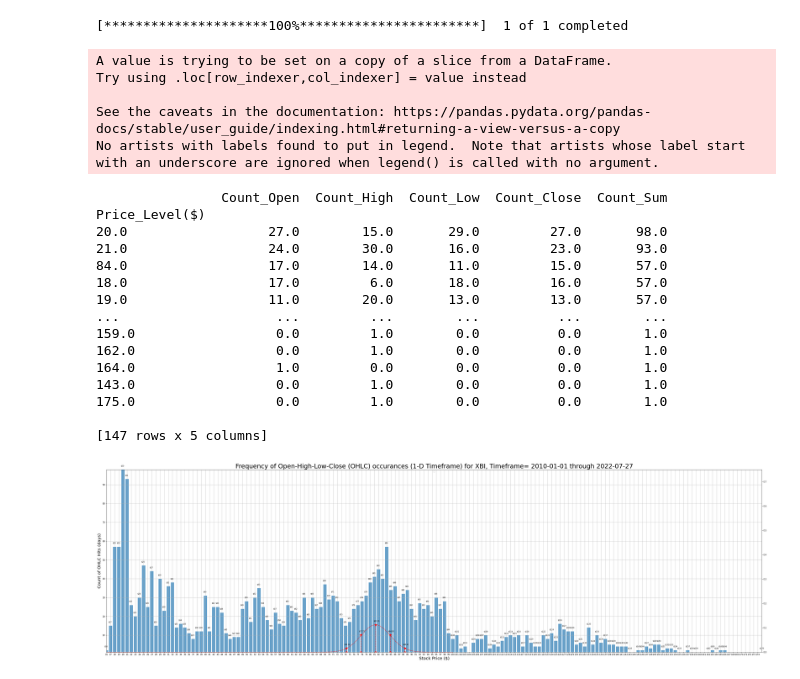
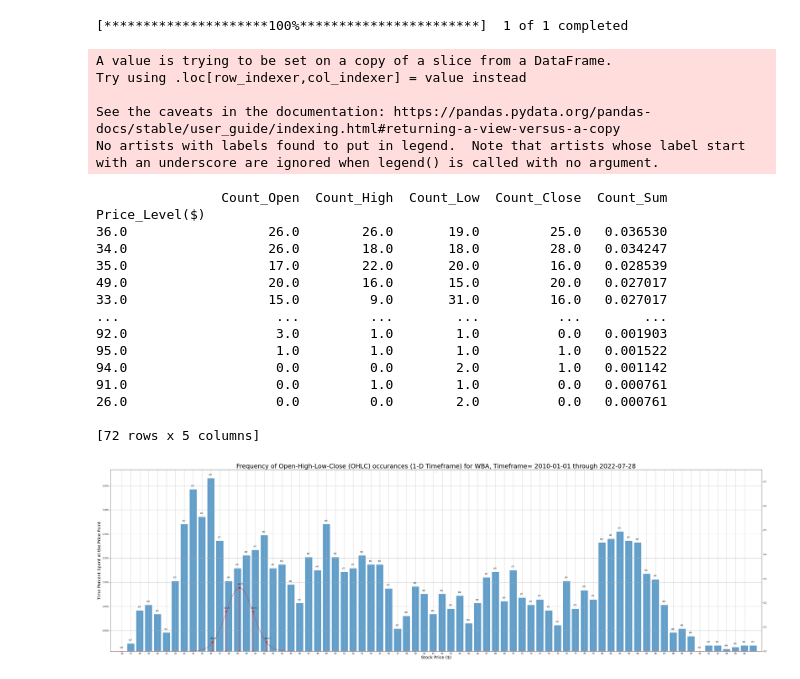
Before and after one commit to MakGord/Option_IV, a Jupyter notebook: price_probability_plot.ipynb, the cells around one changed output. Saved outputs shown, nothing was run; the diff lists cells and outputs as text; code cells hidden in the pictures.

```diff
--- a/price_probability_plot.ipynb
+++ b/price_probability_plot.ipynb
@@ -4,6 +4,7 @@ import pandas as pd
 import numpy as np
 import plotly.graph_objects as go
 import matplotlib.pyplot as plt
+import matplotlib.ticker as mtick
 from scipy import stats
 from datetime import date
 import math
@@ -11,7 +12,7 @@ import math
 
 # Input Variables
 
-ticker="XBI"
+ticker="WBA"
 start_date="2010-01-01"
 end_date=date.today()
 interval="1wk"
@@ -19,7 +20,7 @@ base=1
 
 # Download Historical Data from Yahoo Finance
 def get_stock_data(ticker, start_date, end_date, interval):
-    df = yf.download(ticker, start_date, end_date, interval).dropna()
+    df = yf.download(ticker, start_date, end_date, interval=interval).dropna()
     return(df)
 
 # Extract the last available Closing Price
@@ -29,8 +30,8 @@ def get_last_price(df):
 
 # Calcualate Log Return and Standard Deviation of the Log Return
 def get_st_dev(df):
-    df['log_R'] = np.log(df.Close) - np.log(df.Close.shift(1))
-    st_dev_pct=np.std(df.log_R)
+    df['log_r'] = np.log(df.Close) - np.log(df.Close.shift(1))
+    st_dev_pct=np.std(df.log_r)
     return(st_dev_pct)
 
 # Round historical data to the specified base
@@ -56,13 +57,14 @@ def group_data(df):
     # Sum and name OHLC columns
     df['total']=df.sum(axis=1)
     df.columns=['Count_Open', 'Count_High', 'Count_Low', 'Count_Close', 'Count_Sum']
+    df['Count_Sum']=df.Count_Sum/np.sum(df.Count_Sum)
     df.index.name='Price_Level($)'
     df=df.sort_values(by='Count_Sum', ascending=False)
 
     return(df)
 
 # Plot the Grouped Data
-def plot_data(df, ticker, start_date, end_date):
+def plot_data(df, ticker, start_date, end_date, base):
 
     fig, ax = plt.subplots()
     #Set X and Y
@@ -75,13 +77,14 @@ def plot_data(df, ticker, start_date, end_date):
     # Resize
     fig.set_size_inches(56, 16)
     # Add X-ticks
-    ax.xaxis.set_ticks(np.arange(np.min(X),np.max(X),1))
+    ax.xaxis.set_ticks(np.arange(np.min(X),np.max(X), base))
     # Add Y-ticks
-    ax.yaxis.set_ticks(np.arange(0,np.max(Y),10))
+    ax.yaxis.set_major_formatter(mtick.PercentFormatter(xmax=1, decimals=None, symbol='%', is_latex=False))
+    #ax.yaxis.set_ticks(np.arange(0,np.max(Y)))
     # Set X-label
-    ax.set_xlabel('Stock Price ($)', size=20)
+    ax.set_xlabel('Price ($)', size=15)
     # Set Y-label
-    ax.set_ylabel('Count of OHLC Hits (days)', size=20)
+    ax.set_ylabel('Time Percent Spent at the Price Point', size=15)
     # Set Title
     ax.set_title('Frequency of Open-High-Low-Close (OHLC) occurances (1-D Timeframe) for '
                  +ticker+', Timeframe= '+str(start_date)+' through '+str(end_date),size=30)
@@ -95,13 +98,13 @@ def plot_data(df, ticker, start_date, end_date):
                      fontsize=8,
                      ha='left') # horizontal alignment can be left, right or center
     # Set axes limits
-    ax.set_xlim(np.min(X), np.max(X))
-    ax.set_ylim(np.min(Y), np.max(Y))
+    ax.set_xlim(np.min(X)*0.95,np.max(X)*1.01)
+    ax.set_ylim(np.min(Y)*0.95, np.max(Y)*1.05)
     # Add legend
     leg = plt.legend(loc='upper center')
     return(fig, ax)
 
-def plot_normal(fig, ax, last_price, st_dev):
+def plot_normal(fig, ax, last_price, st_dev_pct):
     # Add second Y-axis
     ax1=ax.twinx()
     mu=last_price
@@ -138,44 +141,44 @@ def plot_normal(fig, ax, last_price, st_dev):
                     (x,y),
                     textcoords="offset points",
                     xytext=(-10,15),
                     fontsize=8,
                     ha='left')
 
     return(ax.plot)
 
 def execute():
     df=get_stock_data(ticker, start_date, end_date, interval)
     last_price=get_last_price(df)
     st_dev_pct=get_st_dev(df)
     df=round_data(df, base)
     df=group_data(df)
     df.to_csv('Price_Level_Significance_'+ticker+'_'+str(start_date)+'_'+str(end_date)+'.csv')
-    fig, ax = plot_data(df, ticker, start_date, end_date)
-    plot_normal(fig, ax, last_price, st_dev)
+    fig, ax = plot_data(df, ticker, start_date, end_date, base)
+    plot_normal(fig, ax, last_price, st_dev_pct)
     print(df)
 
 if __name__ == '__main__':
     execute()
 # %% [output]
 [*********************100%***********************]  1 of 1 completed
 A value is trying to be set on a copy of a slice from a DataFrame.
 Try using .loc[row_indexer,col_indexer] = value instead
 
 See the caveats in the documentation: https://pandas.pydata.org/pandas-docs/stable/user_guide/indexing.html#returning-a-view-versus-a-copy
 No artists with labels found to put in legend.  Note that artists whose label start with an underscore are ignored when legend() is called with no argument.
                 Count_Open  Count_High  Count_Low  Count_Close  Count_Sum
 Price_Level($)
-20.0                  27.0        15.0       29.0         27.0       98.0
-21.0                  24.0        30.0       16.0         23.0       93.0
-84.0                  17.0        14.0       11.0         15.0       57.0
-18.0                  17.0         6.0       18.0         16.0       57.0
-19.0                  11.0        20.0       13.0         13.0       57.0
+36.0                  26.0        26.0       19.0         25.0   0.036530
+34.0                  26.0        18.0       18.0         28.0   0.034247
+35.0                  17.0        22.0       20.0         16.0   0.028539
+49.0                  20.0        16.0       15.0         20.0   0.027017
+33.0                  15.0         9.0       31.0         16.0   0.027017
 ...                    ...         ...        ...          ...        ...
-159.0                  0.0         1.0        0.0          0.0        1.0
-162.0                  0.0         1.0        0.0          0.0        1.0
-164.0                  1.0         0.0        0.0          0.0        1.0
-143.0                  0.0         1.0        0.0          0.0        1.0
-175.0                  0.0         1.0        0.0          0.0        1.0
+92.0                   3.0         1.0        1.0          0.0   0.001903
+95.0                   1.0         1.0        1.0          1.0   0.001522
+94.0                   0.0         0.0        2.0          1.0   0.001142
+91.0                   0.0         1.0        1.0          0.0   0.000761
+26.0                   0.0         0.0        2.0          0.0   0.000761
 
-[147 rows x 5 columns]
+[72 rows x 5 columns]
-[figure, old version]
+[figure, new version]
```
